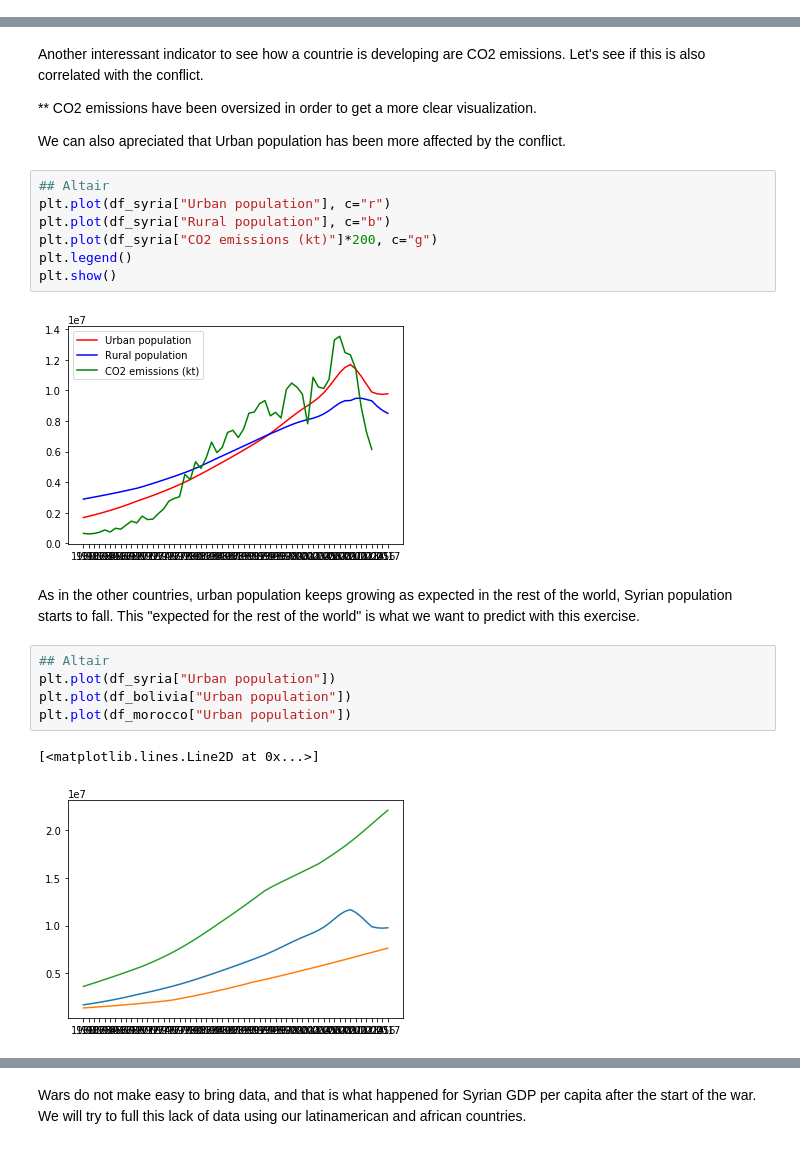
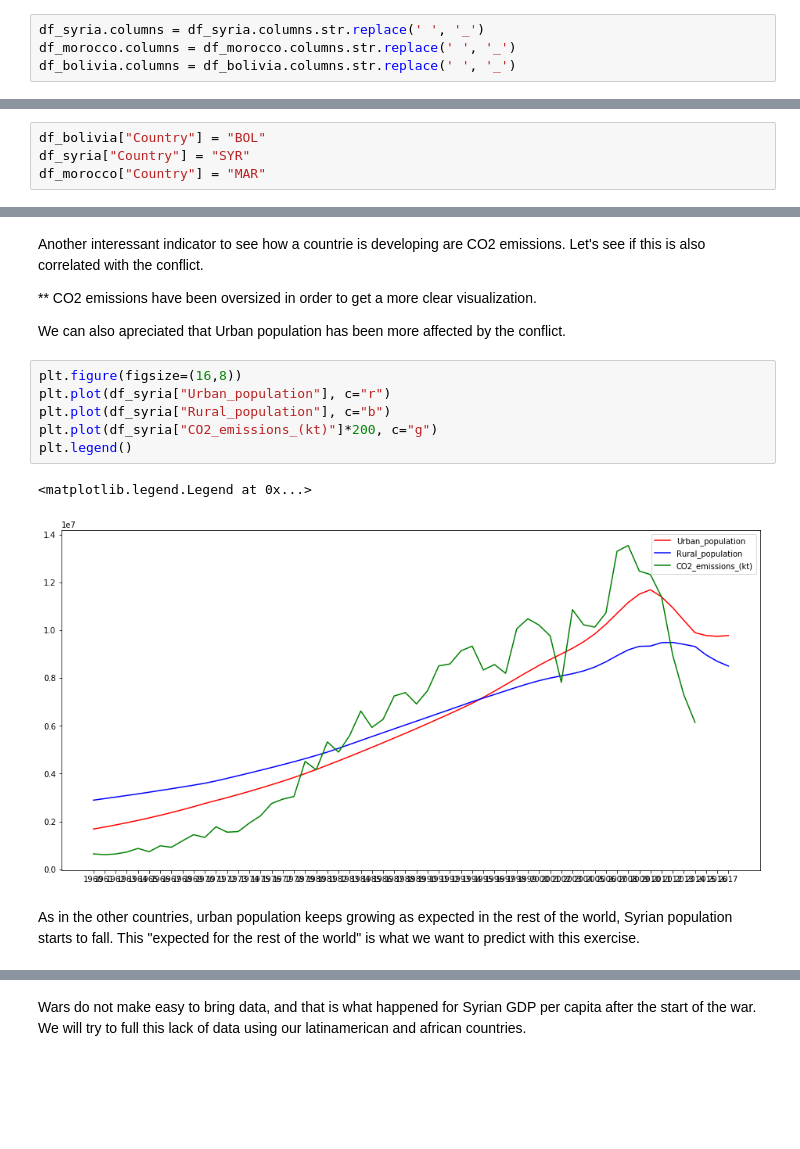
Before and after one commit to VicenteMolina/what-would-have-happened-if, a Jupyter notebook: Data_treatment.ipynb, the cells around one changed output, grey strips where cells are left out. Drawn from its saved outputs; the diff is of its cells as text; blank space fills up the shorter version.

```diff
--- a/Data_treatment.ipynb
+++ b/Data_treatment.ipynb
@@ -105,6 +91,10 @@ df_syria = df_syria.set_index('Indicator Name').T
 df_morocco = df_morocco.set_index("Indicator Name").T
 # %%
 df_bolivia = df_bolivia.set_index('Indicator Name').T
+# %%
+df_syria.columns = df_syria.columns.str.replace(' ', '_')
+df_morocco.columns = df_morocco.columns.str.replace(' ', '_')
+df_bolivia.columns = df_bolivia.columns.str.replace(' ', '_')
 # %% [markdown]
 It could be useful to get the index as column to filter. We will need to transfom that column into int or float to work with it as a number
 # %%
@@ -146,0 +139,4 @@ df_syria.head()
+# %%
+df_bolivia["Country"] = "BOL"
+df_syria["Country"] = "SYR"
+df_morocco["Country"] = "MAR"
@@ -198,21 +196,13 @@ Another interessant indicator to see how a countrie is developing are CO2 emissi
 
 We can also apreciated that Urban population has been more affected by the conflict.
 # %%
-## Altair
-plt.plot(df_syria["Urban population"], c="r")
-plt.plot(df_syria["Rural population"], c="b")
-plt.plot(df_syria["CO2 emissions (kt)"]*200, c="g")
+plt.figure(figsize=(16,8))
+plt.plot(df_syria["Urban_population"], c="r")
+plt.plot(df_syria["Rural_population"], c="b")
+plt.plot(df_syria["CO2_emissions_(kt)"]*200, c="g")
 plt.legend()
-plt.show()
 # %% [output]
+<matplotlib.legend.Legend at 0x...>
-[figure, old version]
+[figure, new version]
 # %% [markdown]
 As in the other countries, urban population keeps growing as expected in the rest of the world, Syrian population starts to fall. This "expected for the rest of the world" is what we want to predict with this exercise.
-# %%
-## Altair
-plt.plot(df_syria["Urban population"])
-plt.plot(df_bolivia["Urban population"])
-plt.plot(df_morocco["Urban population"])
-# %% [output]
-[<matplotlib.lines.Line2D at 0x...>]
-[figure, removed]
```
Also changed, not shown: parts of 27 cells of this notebook.
